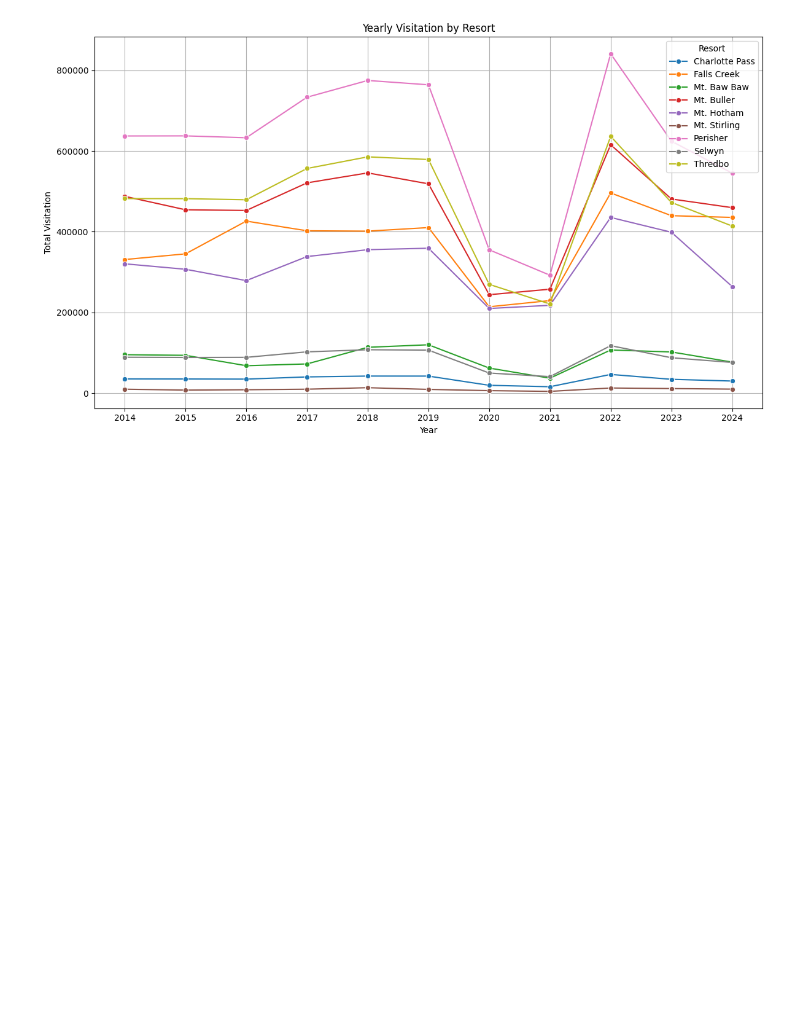
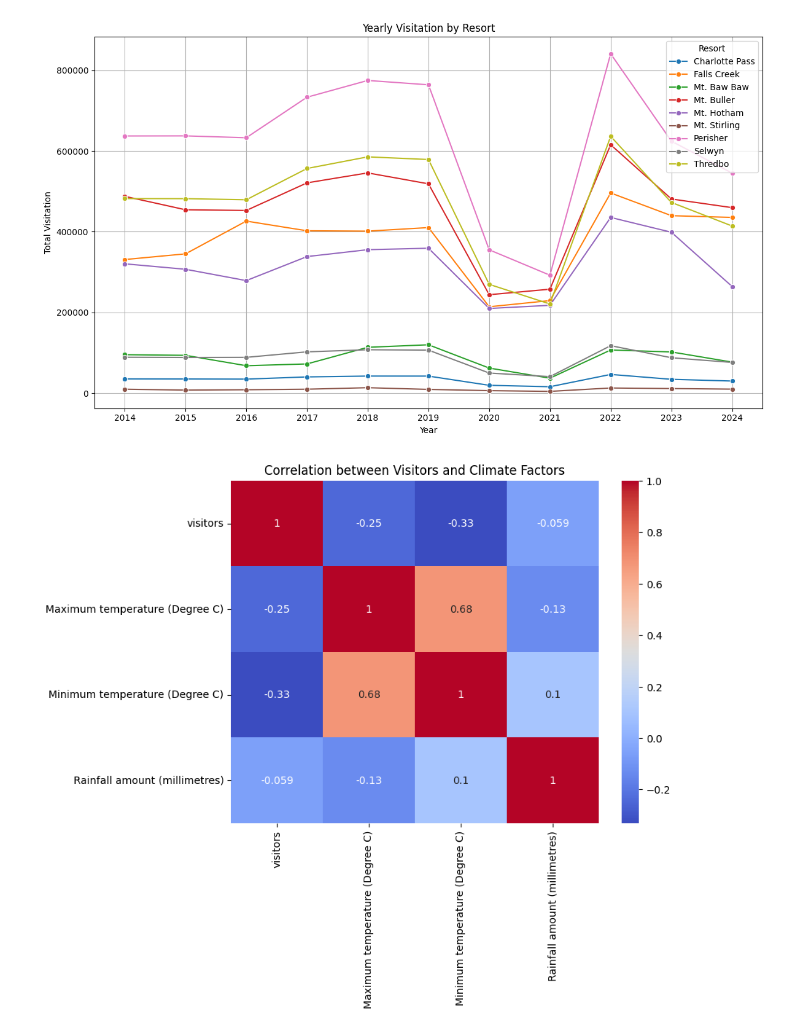
Before and after one commit to JamesGossy/imc_datathon, a Jupyter notebook: DataExploration_v2.ipynb, the cells around one changed output. Drawn from its saved outputs; the diff is of its cells as text; code cells hidden in the pictures; blank space fills up the shorter version.

Commit message:
Added correlation between climate and visitation

```diff
--- a/DataExploration_v2.ipynb
+++ b/DataExploration_v2.ipynb
@@ -239,3 +247,41 @@ plt.tight_layout()
 plt.show()
 # %% [output]
 [figure]
+# %%
+# correlation between visitation figures, temperature, rainfall and also school holidays
+visitation_w_station = visitation_cleaned_long
+# combine visitation and climate data into one file, where rows correspond
+
+# map resort to station number
+station_map = {
+    "Mt. Baw Baw": 85291,
+    "Mt. Stirling": 83024,
+    "Mt. Hotham": 83085,
+    "Falls Creek": 83084,
+    "Mt. Buller": 83024,
+    "Selwyn": 72161,
+    "Thredbo": 71032,
+    "Perisher": 71075,
+    "Charlotte Pass": 71075 # 0.5 km closer than 71032
+}
+
+visitation_w_station['Bureau of Meteorology station number'] = visitation_w_station['resort'].map(station_map)
+
+# merge visitation and climate data based on station number, year and week
+vis_cli_merged_df = pd.merge(
+    visitation_w_station,
+    climate_filtered_df,
+    on=['Bureau of Meteorology station number', 'Year', 'Week']
+)
+
+corr = vis_cli_merged_df[['visitors','Maximum temperature (Degree C)',
+                  'Minimum temperature (Degree C)','Rainfall amount (millimetres)']].corr()
+
+
+##  CORRELATION HEATMAP
+plt.figure(figsize=(8,6))
+sns.heatmap(corr, annot=True, cmap='coolwarm')
+plt.title("Correlation between Visitors and Climate Factors")
+plt.show()
+# %% [output]
+[figure, added]
```
Also changed, not shown: parts of 3 cells of this notebook, 1 other file.
